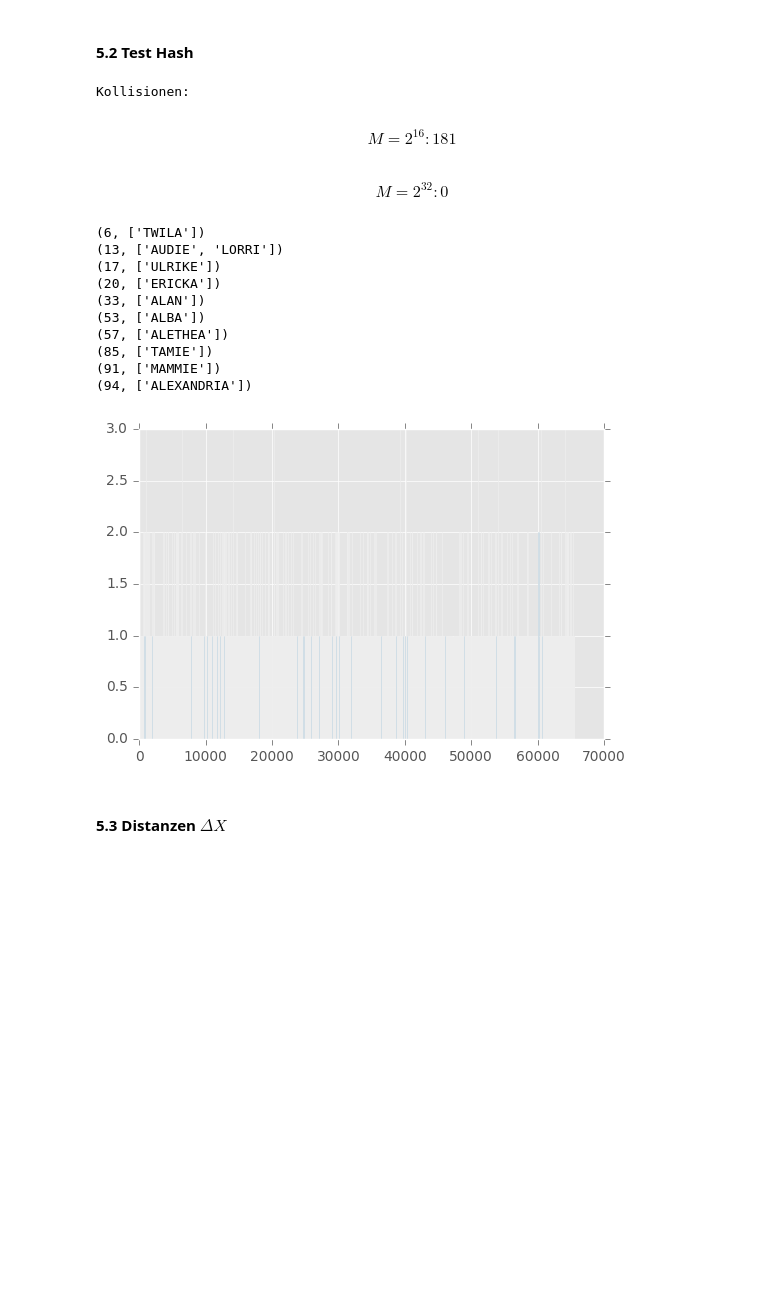
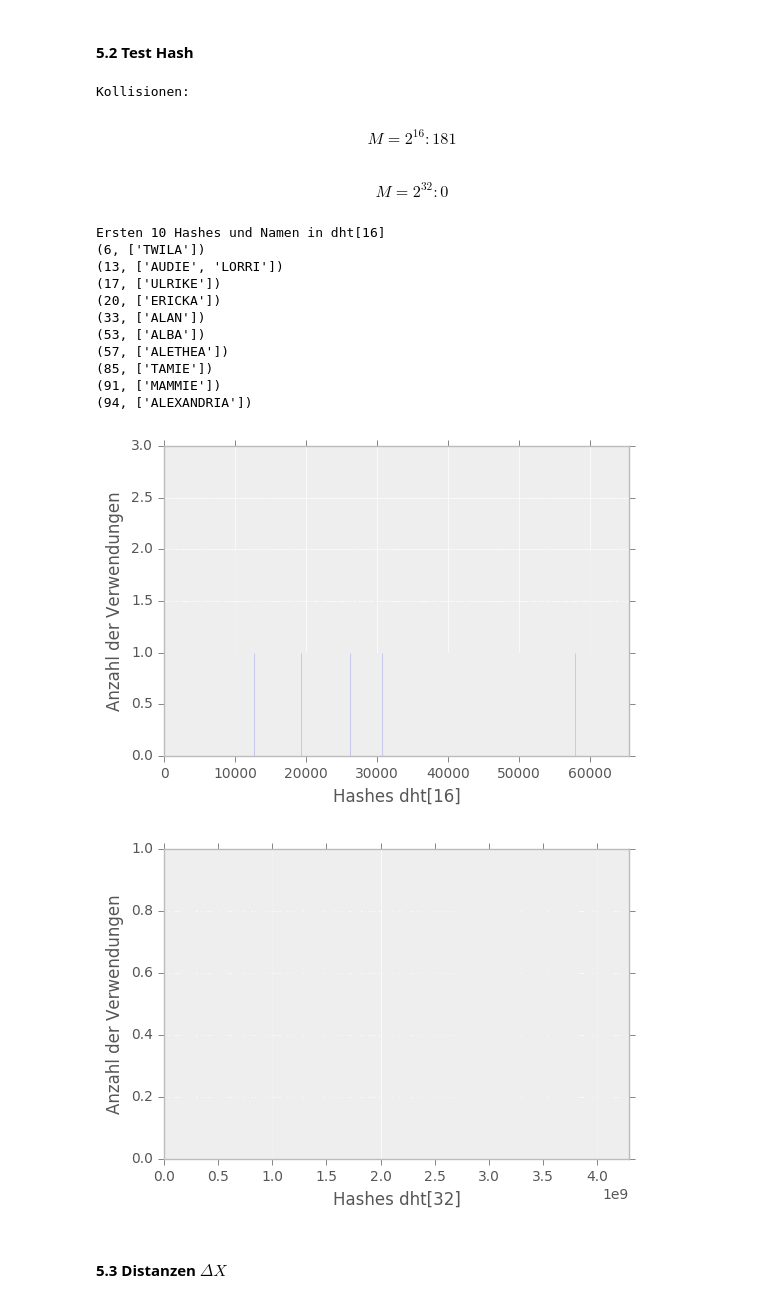
Before and after one commit to captain-proton/aise, a Jupyter notebook: documentation/source/nia/jupyter_nb/exercise_5.ipynb, the cells around one changed output. Drawn from its saved outputs; the diff is of its cells as text; code cells hidden in the pictures; blank space fills up the shorter version.

```diff
--- a/documentation/source/nia/jupyter_nb/exercise_5.ipynb
+++ b/documentation/source/nia/jupyter_nb/exercise_5.ipynb
@@ -60,36 +60,53 @@ dht = {
 }
 
 def count_hash_dups(dht):
     count = 0
     for _hash, names in dht:
         if len(names) > 1:
             count += 1
     return count
 
 print('Kollisionen:')
 display(Math(r'M = 2^{16}: %d' % count_hash_dups(dht[16])))
 display(Math(r'M = 2^{32}: %d' % count_hash_dups(dht[32])))
 
-for i in range(10):
+heads = 10
+print('Ersten %d Hashes und Namen in dht[16]' % heads)
+for i in range(heads):
     print(dht[16][i])
 
-plt.bar([x[0] for x in dht[16]], [len(y[1]) for y in dht[16]])
+plt.style.use('bmh')
+
+plt.bar([x[0] for x in dht[16]], [len(y[1]) for y in dht[16]], width=.1)
+plt.xlim(0, np.power(2, 16))
+plt.xlabel('Hashes dht[16]')
+plt.ylabel('Anzahl der Verwendungen')
 plt.show()
+
+plt.bar([x[0] for x in dht[32]], [len(y[1]) for y in dht[32]], width=.1)
+plt.xlim(0, np.power(2, 32))
+plt.xlabel('Hashes dht[32]')
+plt.ylabel('Anzahl der Verwendungen')
+plt.show()
+
+plt.style.use('ggplot')
 # %% [output]
 Kollisionen:
 $$M = 2^{16}: 181$$
 $$M = 2^{32}: 0$$
+Ersten 10 Hashes und Namen in dht[16]
 (6, ['TWILA'])
 (13, ['AUDIE', 'LORRI'])
 (17, ['ULRIKE'])
 (20, ['ERICKA'])
 (33, ['ALAN'])
 (53, ['ALBA'])
 (57, ['ALETHEA'])
 (85, ['TAMIE'])
 (91, ['MAMMIE'])
 (94, ['ALEXANDRIA'])
-[figure, old version]
+[figure, new version]
+[figure, added]
 # %% [markdown]
 #### 5.3 Distanzen $\Delta X$
 # %%
```
Also changed, not shown: parts of 7 cells of this notebook, 1 other file.
